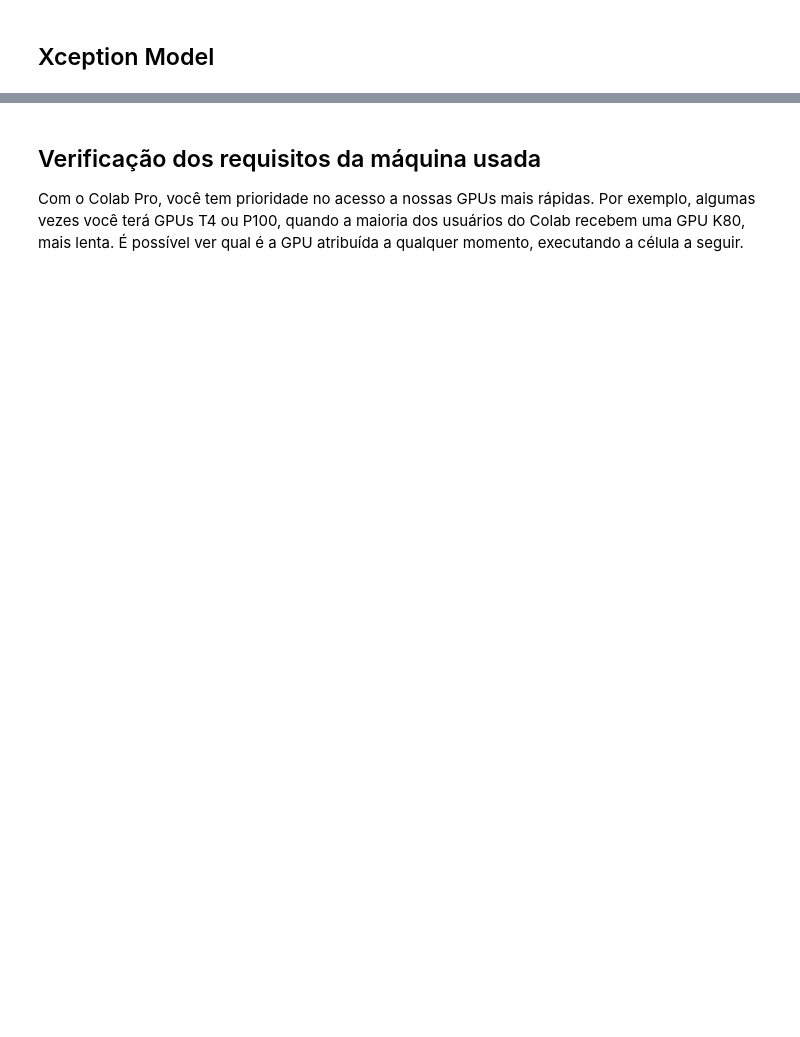
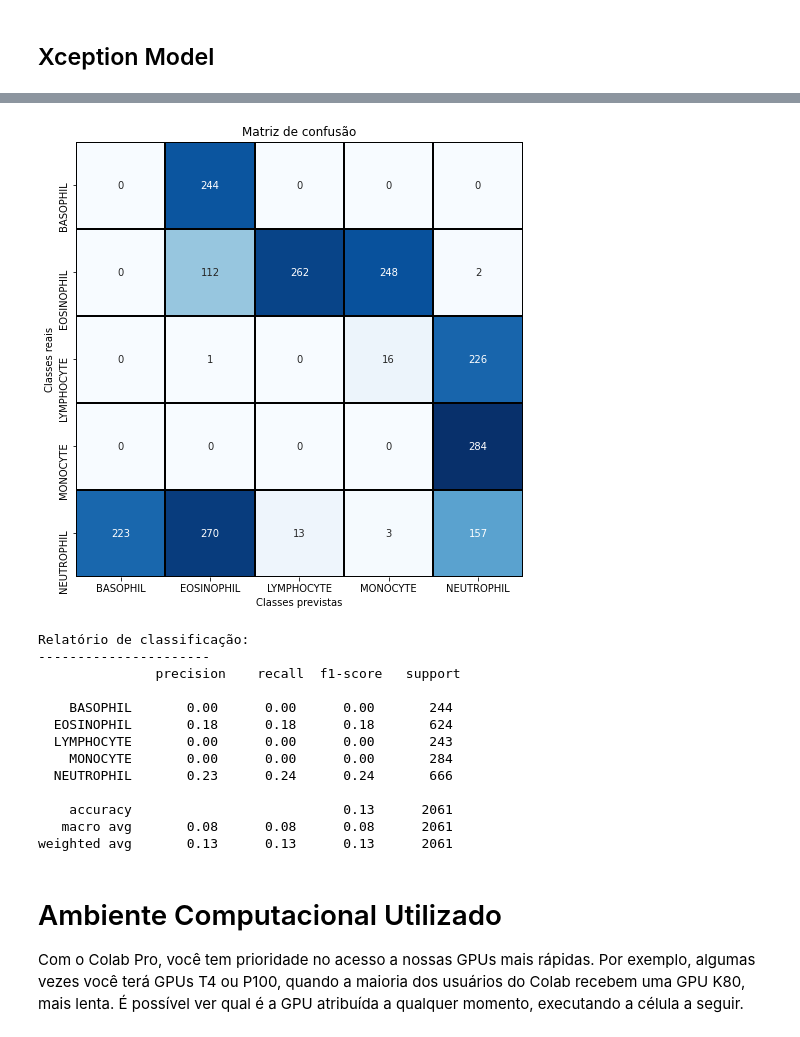
Before and after one commit to Marcos314/CNN_Leukocyte_Classification, a Jupyter notebook: notebooks/cnn.ipynb, the cells around one changed output, grey strips where cells are left out. Saved outputs shown, nothing was run; the diff lists cells and outputs as text; code cells hidden in the pictures; blank space fills up the shorter version.

```diff
--- a/notebooks/cnn.ipynb
+++ b/notebooks/cnn.ipynb
@@ -676,0 +550,3 @@ Acurácia do modelo =  99.21116232872009 %
+# %%
+CLASS_NAMES = list(train_images.class_indices.keys())
+CLASS_NAMES
@@ -676,0 +555,7 @@ Acurácia do modelo =  99.21116232872009 %
+# %%
+predictions = np.argmax(model.predict(test_images, verbose=1, steps=65), axis=1)
+acc = accuracy_score(test_images.labels, predictions)
+cm = tf.math.confusion_matrix(test_images.labels, predictions)
+clr = classification_report(test_images.labels, predictions, target_names=CLASS_NAMES)
+
+print("Test Accuracy: {:.3f}%".format(acc * 100))
@@ -677,6 +565,33 @@ Acurácia do modelo =  99.21116232872009 %
+# %%
+plt.figure(figsize=(8, 8))
+sns.heatmap(cm, annot=True, fmt='g', vmin=0, cmap='Blues', cbar=False, linecolor = 'black', linewidth = 1)
+plt.xticks(ticks= np.arange(5) + 0.5, labels=CLASS_NAMES)
+plt.yticks(ticks= np.arange(5) + 0.5, labels=CLASS_NAMES)
+
+plt.xlabel("Classes previstas")
+plt.ylabel("Classes reais")
+
+plt.title("Matriz de confusão")
+plt.show()
+
+print("Relatório de classificação:\n----------------------\n", clr)
+# %% [output]
+[figure, added]
+Relatório de classificação:
+----------------------
+               precision    recall  f1-score   support
+
+    BASOPHIL       0.00      0.00      0.00       244
+  EOSINOPHIL       0.18      0.18      0.18       624
+  LYMPHOCYTE       0.00      0.00      0.00       243
+    MONOCYTE       0.00      0.00      0.00       284
+  NEUTROPHIL       0.23      0.24      0.24       666
+
+    accuracy                           0.13      2061
+   macro avg       0.08      0.08      0.08      2061
+weighted avg       0.13      0.13      0.13      2061
 # %% [markdown]
-## Verificação dos requisitos da máquina usada
-
+# Ambiente Computacional Utilizado
 Com o Colab Pro, você tem prioridade no acesso a nossas GPUs mais rápidas. Por exemplo, algumas vezes você terá GPUs T4 ou P100, quando a maioria dos usuários do Colab recebem uma GPU K80, mais lenta. É possível ver qual é a GPU atribuída a qualquer momento, executando a célula a seguir.
 # %%
 gpu_info = !nvidia-smi
```
Also changed, not shown: parts of 103 cells of this notebook, 1 other file.
